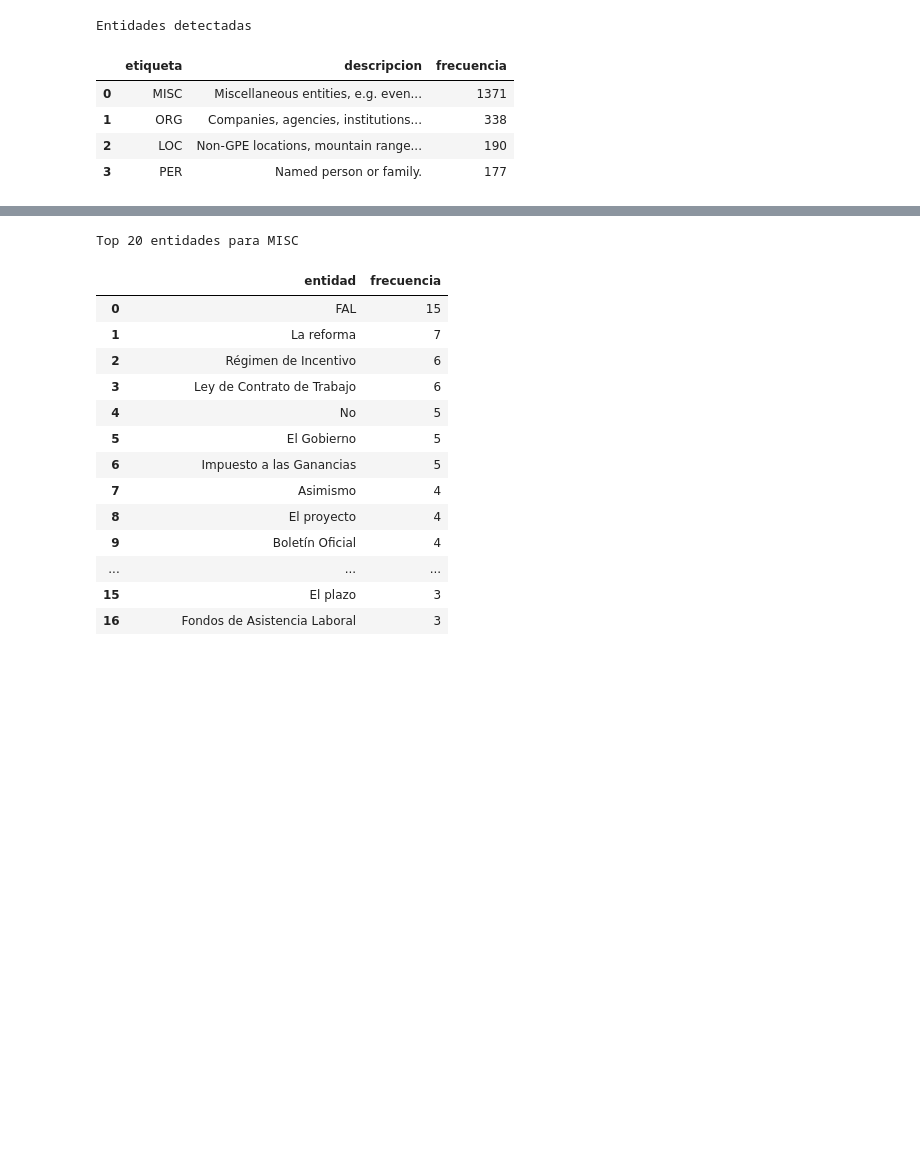
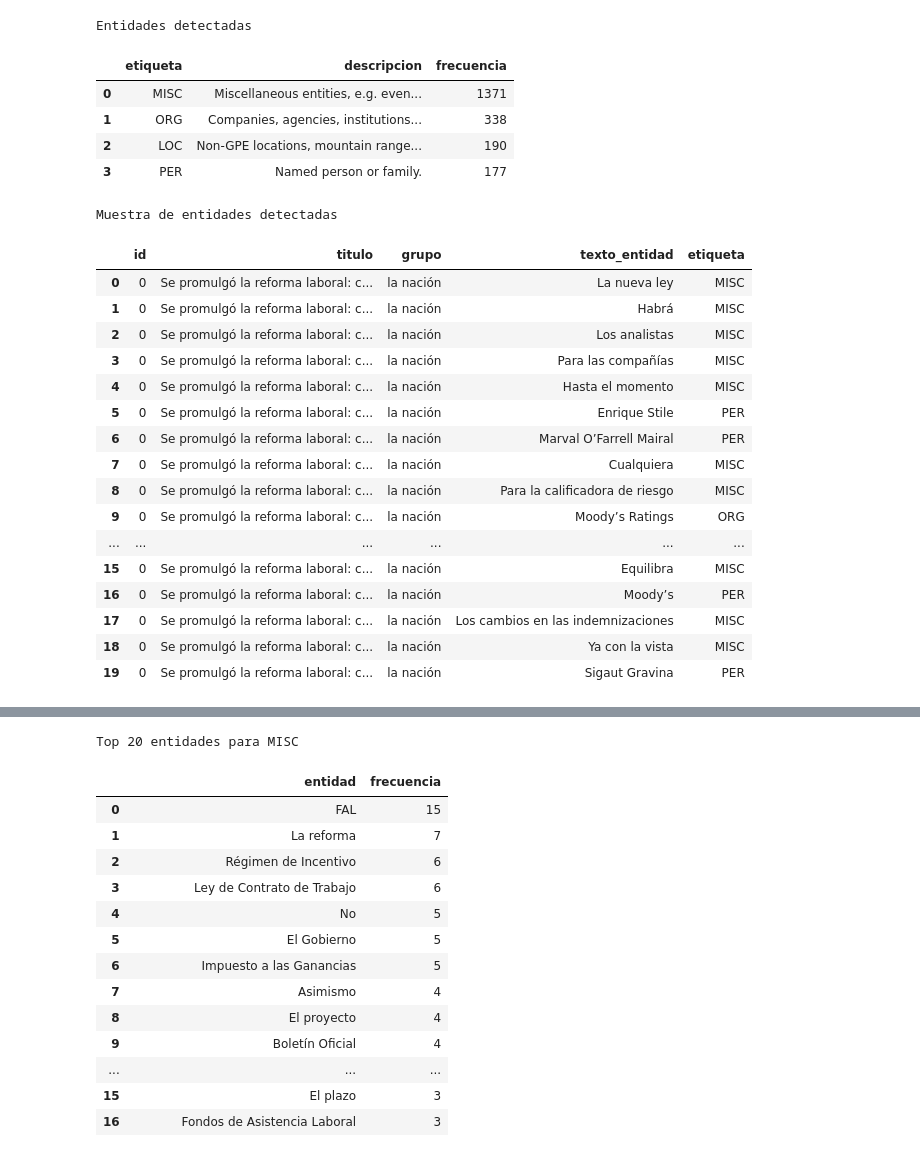
Before and after one commit to Sabri-Nang/sanches-sabrina-pln-1c-2026, a Jupyter notebook: Tpi3_text_mining_recuperatorio/TP3_Recuperatorio_Grupal.ipynb, the cells around one changed output, grey strips where cells are left out. Cells and saved outputs as stored; diff of their text form; code cells hidden in the pictures; blank space fills up the shorter version.

```diff
--- a/Tpi3_text_mining_recuperatorio/TP3_Recuperatorio_Grupal.ipynb
+++ b/Tpi3_text_mining_recuperatorio/TP3_Recuperatorio_Grupal.ipynb
@@ -621,3 +625,43 @@ Entidades detectadas
 | 1 | ORG | Companies, agencies, institutions... | 338 |
 | 2 | LOC | Non-GPE locations, mountain range... | 190 |
 | 3 | PER | Named person or family. | 177 |
+# %%
+registros_entidades = []
+
+for doc_id, titulo, grupo, doc in zip(df["id"], df["titulo"], df[COLUMNA_GRUPO], docs_base):
+    for ent in doc.ents:
+        fila = {
+            "id": doc_id,
+            "titulo": titulo,
+            "grupo": grupo,
+            "texto_entidad": ent.text,
+            "etiqueta": ent.label_,
+        }
+        registros_entidades.append(fila)
+
+df_entidades = pd.DataFrame(registros_entidades)
+
+if df_entidades.empty:
+    print("No se detectaron entidades en el corpus.")
+else:
+    print("Muestra de entidades detectadas")
+    display(df_entidades.head(20))
+# %% [output]
+Muestra de entidades detectadas
+|  | id | titulo | grupo | texto_entidad | etiqueta |
+| 0 | 0 | Se promulgó la reforma laboral: c... | la nación | La nueva ley | MISC |
+| 1 | 0 | Se promulgó la reforma laboral: c... | la nación | Habrá | MISC |
+| 2 | 0 | Se promulgó la reforma laboral: c... | la nación | Los analistas | MISC |
+| 3 | 0 | Se promulgó la reforma laboral: c... | la nación | Para las compañías | MISC |
+| 4 | 0 | Se promulgó la reforma laboral: c... | la nación | Hasta el momento | MISC |
+| 5 | 0 | Se promulgó la reforma laboral: c... | la nación | Enrique Stile | PER |
+| 6 | 0 | Se promulgó la reforma laboral: c... | la nación | Marval O’Farrell Mairal | PER |
+| 7 | 0 | Se promulgó la reforma laboral: c... | la nación | Cualquiera | MISC |
+| 8 | 0 | Se promulgó la reforma laboral: c... | la nación | Para la calificadora de riesgo | MISC |
+| 9 | 0 | Se promulgó la reforma laboral: c... | la nación | Moody’s Ratings | ORG |
+| ... | ... | ... | ... | ... | ... |
+| 15 | 0 | Se promulgó la reforma laboral: c... | la nación | Equilibra | MISC |
+| 16 | 0 | Se promulgó la reforma laboral: c... | la nación | Moody’s | PER |
+| 17 | 0 | Se promulgó la reforma laboral: c... | la nación | Los cambios en las indemnizaciones | MISC |
+| 18 | 0 | Se promulgó la reforma laboral: c... | la nación | Ya con la vista | MISC |
+| 19 | 0 | Se promulgó la reforma laboral: c... | la nación | Sigaut Gravina | PER |
```
Also changed, not shown: parts of 10 cells of this notebook.
